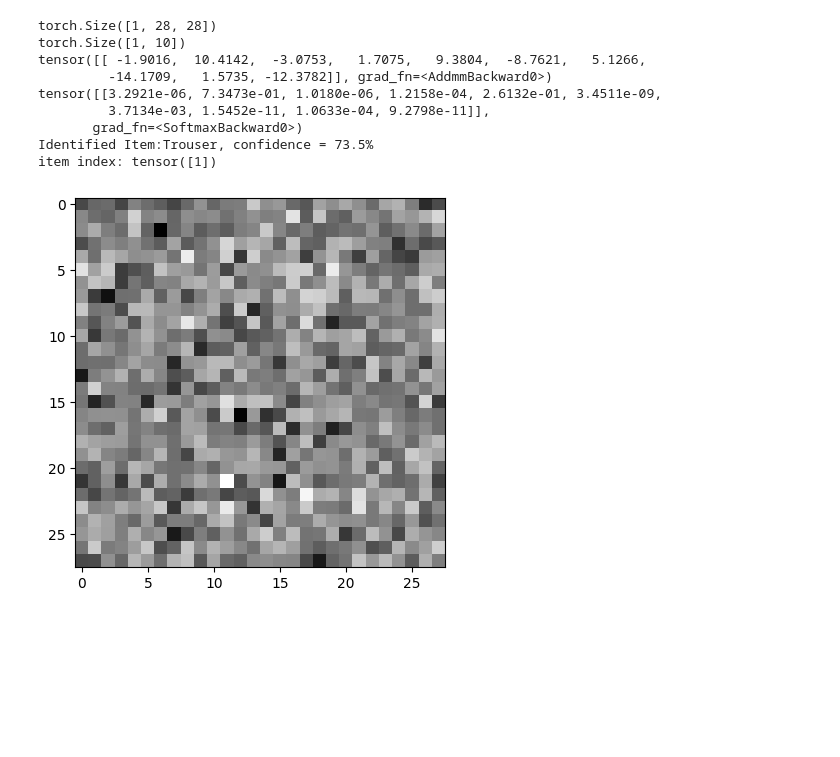
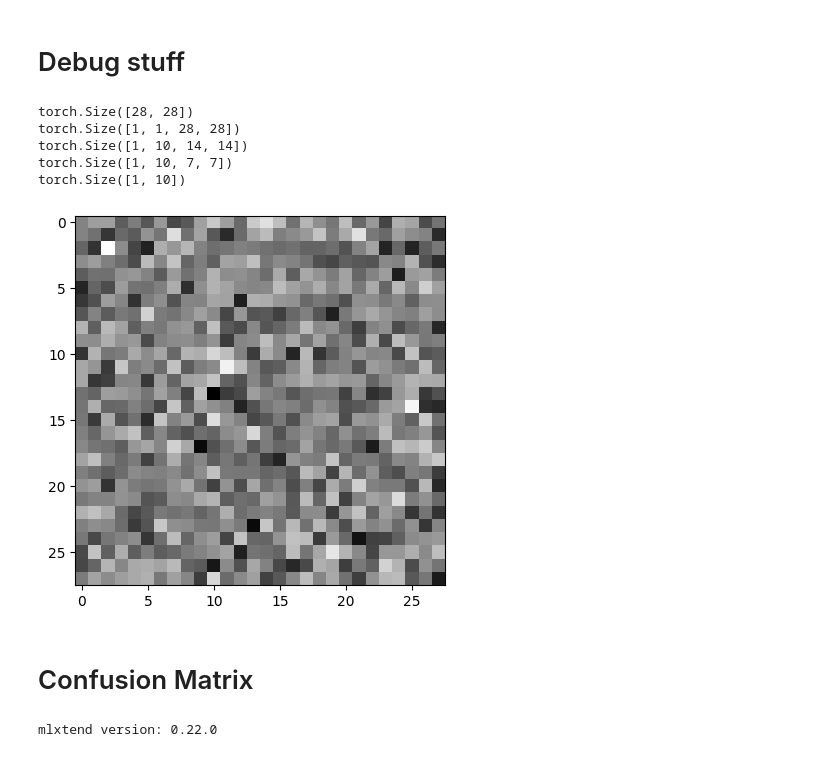
Before and after one commit to natehorner/learn_pt_02, a Jupyter notebook: pt_vision_functionalize.ipynb, the cells around one changed output. Drawn from its saved outputs; the diff is of its cells as text; code cells hidden in the pictures; blank space fills up the shorter version.

```diff
--- a/pt_vision_functionalize.ipynb
+++ b/pt_vision_functionalize.ipynb
@@ -398,30 +329,49 @@ seed_ctr = 0
-# %%
-#debug random noise
-#create simple input to get model shapes working/debugged
-torch.manual_seed(seed_ctr)
-seed_ctr+= 1
-randinput=torch.randn(size=(1,1,28,28))
-img = randinput[0]
-print(img.shape)
-plt.imshow(img.squeeze(),cmap="gray")
-pred = model_fashion_2(randinput)
-print(pred.shape)
-print(pred)
-
-pred_prb = torch.softmax(pred,dim=1)
-pred_lbl = torch.argmax(pred_prb,dim=1)
-
-print(pred_prb)
-print(f"Identified Item:{class_names[pred_lbl]}, confidence = {100*max(pred_prb.squeeze()):.1f}%")
-print(f"item index: {pred_lbl}")
-# %% [output]
-torch.Size([1, 28, 28])
-torch.Size([1, 10])
-tensor([[ -1.9016,  10.4142,  -3.0753,   1.7075,   9.3804,  -8.7621,   5.1266,
-         -14.1709,   1.5735, -12.3782]], grad_fn=<AddmmBackward0>)
-tensor([[3.2921e-06, 7.3473e-01, 1.0180e-06, 1.2158e-04, 2.6132e-01, 3.4511e-09,
-         3.7134e-03, 1.5452e-11, 1.0633e-04, 9.2798e-11]],
-       grad_fn=<SoftmaxBackward0>)
-Identified Item:Trouser, confidence = 73.5%
-item index: tensor([1])
-[figure, removed]
+# %% [markdown]
+# Debug stuff
+# %%
+#create a cnv. neural network
+
+#model specific params
+EPOCHS = 1
+HIDDEN_UNITS = 10
+IN_FEAT_CNN = 0
+class_names = train_data.classes
+OUT_CLASSES = len(class_names)
+
+model_fashion_1 = model_fashion_conv0(input_shape = 1,
+                                     hidden_units = HIDDEN_UNITS,
+                                     output_shape = OUT_CLASSES).to(device)
+
+
+
+#create simple input to get model shapes working/debugged
+if True:
+  randinput=torch.randn(size=(1,1,28,28))
+  img = randinput[0].squeeze().squeeze()
+  print(img.shape)
+  plt.imshow(img.squeeze(),cmap="gray")
+  pred = model_fashion_1(randinput)
+  pred
+#end debug
+# %% [output]
+torch.Size([28, 28])
+torch.Size([1, 1, 28, 28])
+torch.Size([1, 10, 14, 14])
+torch.Size([1, 10, 7, 7])
+torch.Size([1, 10])
+[figure, added]
+# %% [markdown]
+# Confusion Matrix
+# %%
+#setup/install
+try:
+  import torchmetrics, mlxtend
+  print(f"mlxtend version: {mlxtend.__version__}")
+  assert int(mlxtend.__version__.split(".")[1]) >= 19, "mlxtend should be 0.19.0 or higher"
+except:
+  !pip install -q torchmetrics -U mlxtend
+  import torchmetrics, mlxtend
+  print(f"mlxtend version: {mlxtend.__version__}")
+#end try
+# %% [output]
+mlxtend version: 0.22.0
```
Also changed, not shown: parts of 12 cells of this notebook.
